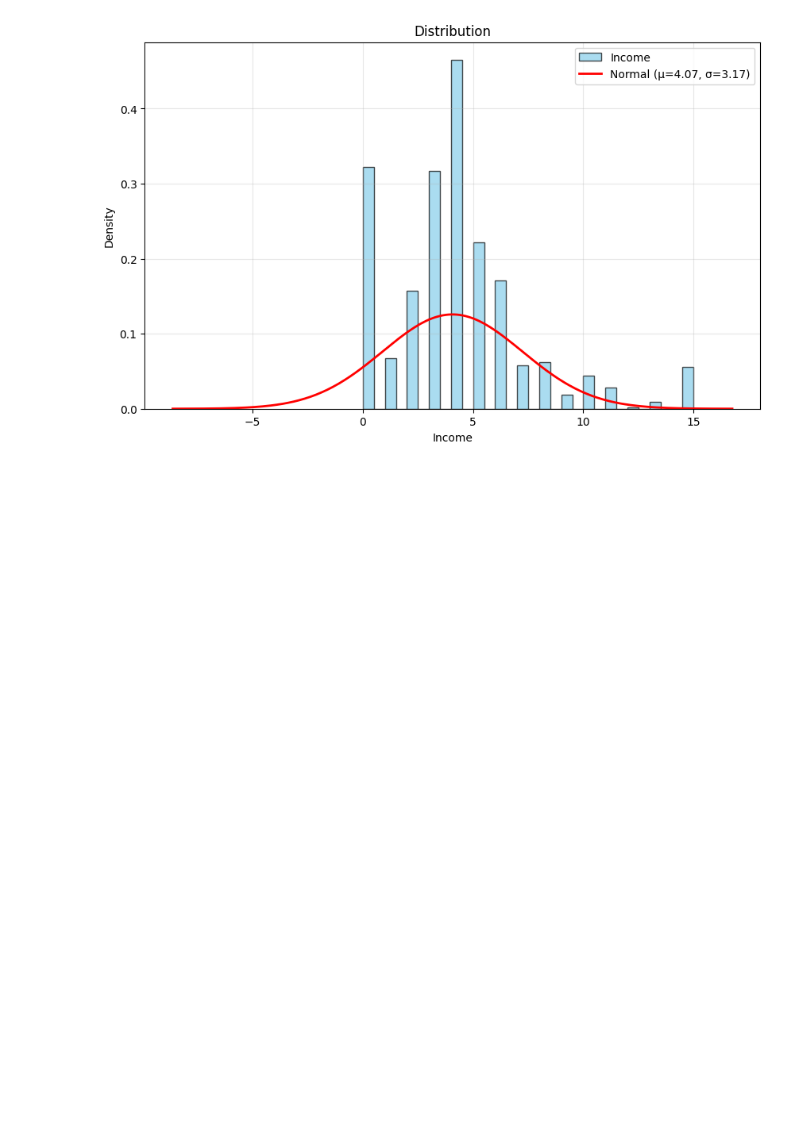
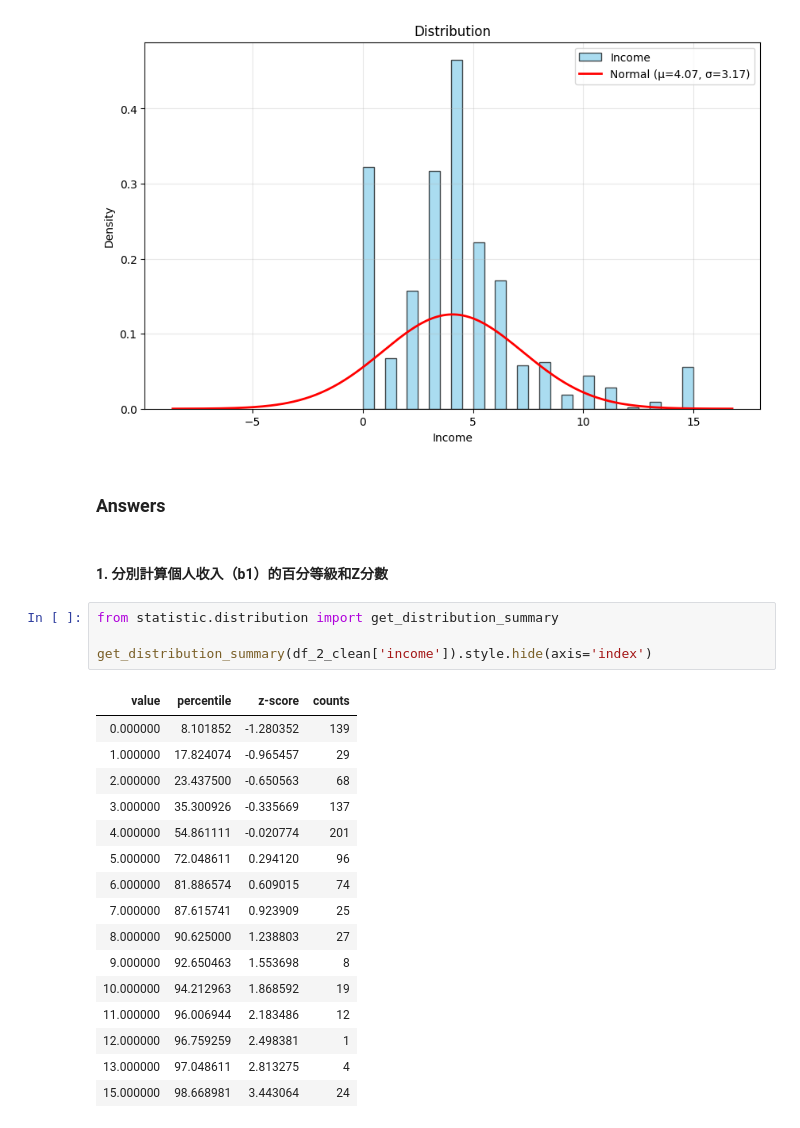
Before and after one commit to WendellLiu/ntpu-social-data-analysis, a Jupyter notebook: notebooks/20251004_homework.ipynb, the cells around one changed output. Drawn from its saved outputs; the diff is of its cells as text; blank space fills up the shorter version.

```diff
--- a/notebooks/20251004_homework.ipynb
+++ b/notebooks/20251004_homework.ipynb
@@ -92,3 +92,28 @@ from plot.distribution import distribution_plot
 distribution_plot(df_2_clean['income'], xlabel = 'Income')
 # %% [output]
 [figure]
+# %% [markdown]
+### Answers
+# %% [markdown]
+#### 1. 分別計算個人收入（b1）的百分等級和Z分數
+# %%
+from statistic.distribution import get_distribution_summary
+
+get_distribution_summary(df_2_clean['income']).style.hide(axis='index')
+# %% [output]
+| value | percentile | z-score | counts |
+| 0.000000 | 8.101852 | -1.280352 | 139 |
+| 1.000000 | 17.824074 | -0.965457 | 29 |
+| 2.000000 | 23.437500 | -0.650563 | 68 |
+| 3.000000 | 35.300926 | -0.335669 | 137 |
+| 4.000000 | 54.861111 | -0.020774 | 201 |
+| 5.000000 | 72.048611 | 0.294120 | 96 |
+| 6.000000 | 81.886574 | 0.609015 | 74 |
+| 7.000000 | 87.615741 | 0.923909 | 25 |
+| 8.000000 | 90.625000 | 1.238803 | 27 |
+| 9.000000 | 92.650463 | 1.553698 | 8 |
+| 10.000000 | 94.212963 | 1.868592 | 19 |
+| 11.000000 | 96.006944 | 2.183486 | 12 |
+| 12.000000 | 96.759259 | 2.498381 | 1 |
+| 13.000000 | 97.048611 | 2.813275 | 4 |
+| 15.000000 | 98.668981 | 3.443064 | 24 |
```
Also changed, not shown: 2 other files.
